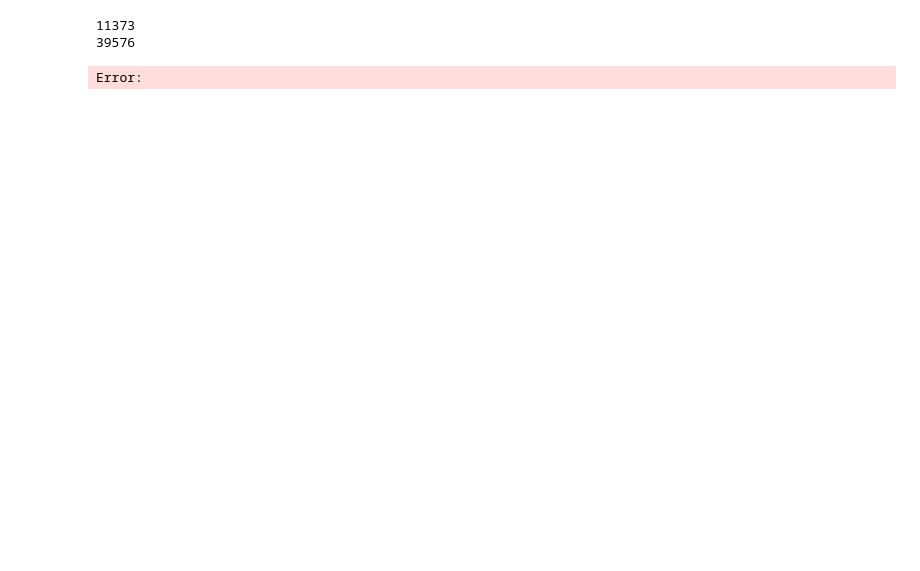
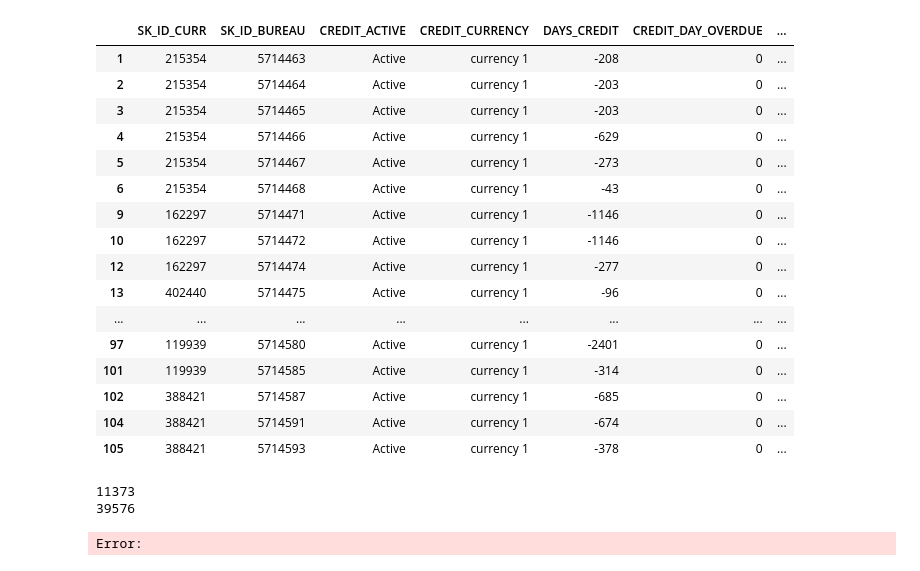
Before and after one commit to KuroEinzbern/Home-Credit-Default-Risk-Kaggle, a Jupyter notebook: notebooks/EDA/eda_bureau.ipynb, the cells around one changed output. Cells and saved outputs as stored; diff of their text form; code cells hidden in the pictures; blank space fills up the shorter version.

```diff
--- a/notebooks/EDA/eda_bureau.ipynb
+++ b/notebooks/EDA/eda_bureau.ipynb
@@ -23,6 +23,30 @@ create_files_nulls_per_colmun(bureau_df,"bureu")
 # %%
 #run the screening script on bureau
 eda_per_table_printing_results(bureau_df, schema, "bureau",False)
+# %%
+#in order to understand the nulls in "AMT_ANNUITY"
+bureau_prev_contract_without_annuity= bureau_df[bureau_df["AMT_ANNUITY"].isnull()]
+len(bureau_prev_contract_without_annuity)
+rows_to_analyze=bureau_prev_contract_without_annuity[bureau_prev_contract_without_annuity["CREDIT_ACTIVE"] == "Active"]
+rows_to_analyze.head(40)
+# %% [output]
+|  | SK_ID_CURR | SK_ID_BUREAU | CREDIT_ACTIVE | CREDIT_CURRENCY | DAYS_CREDIT | CREDIT_DAY_OVERDUE | ... |
+| 1 | 215354 | 5714463 | Active | currency 1 | -208 | 0 | ... |
+| 2 | 215354 | 5714464 | Active | currency 1 | -203 | 0 | ... |
+| 3 | 215354 | 5714465 | Active | currency 1 | -203 | 0 | ... |
+| 4 | 215354 | 5714466 | Active | currency 1 | -629 | 0 | ... |
+| 5 | 215354 | 5714467 | Active | currency 1 | -273 | 0 | ... |
+| 6 | 215354 | 5714468 | Active | currency 1 | -43 | 0 | ... |
+| 9 | 162297 | 5714471 | Active | currency 1 | -1146 | 0 | ... |
+| 10 | 162297 | 5714472 | Active | currency 1 | -1146 | 0 | ... |
+| 12 | 162297 | 5714474 | Active | currency 1 | -277 | 0 | ... |
+| 13 | 402440 | 5714475 | Active | currency 1 | -96 | 0 | ... |
+| ... | ... | ... | ... | ... | ... | ... | ... |
+| 97 | 119939 | 5714580 | Active | currency 1 | -2401 | 0 | ... |
+| 101 | 119939 | 5714585 | Active | currency 1 | -314 | 0 | ... |
+| 102 | 388421 | 5714587 | Active | currency 1 | -685 | 0 | ... |
+| 104 | 388421 | 5714591 | Active | currency 1 | -674 | 0 | ... |
+| 105 | 388421 | 5714593 | Active | currency 1 | -378 | 0 | ... |
 # %%
 
 col = bureau_df["AMT_CREDIT_SUM_LIMIT"]
```
Also changed, not shown: 2 other files.
